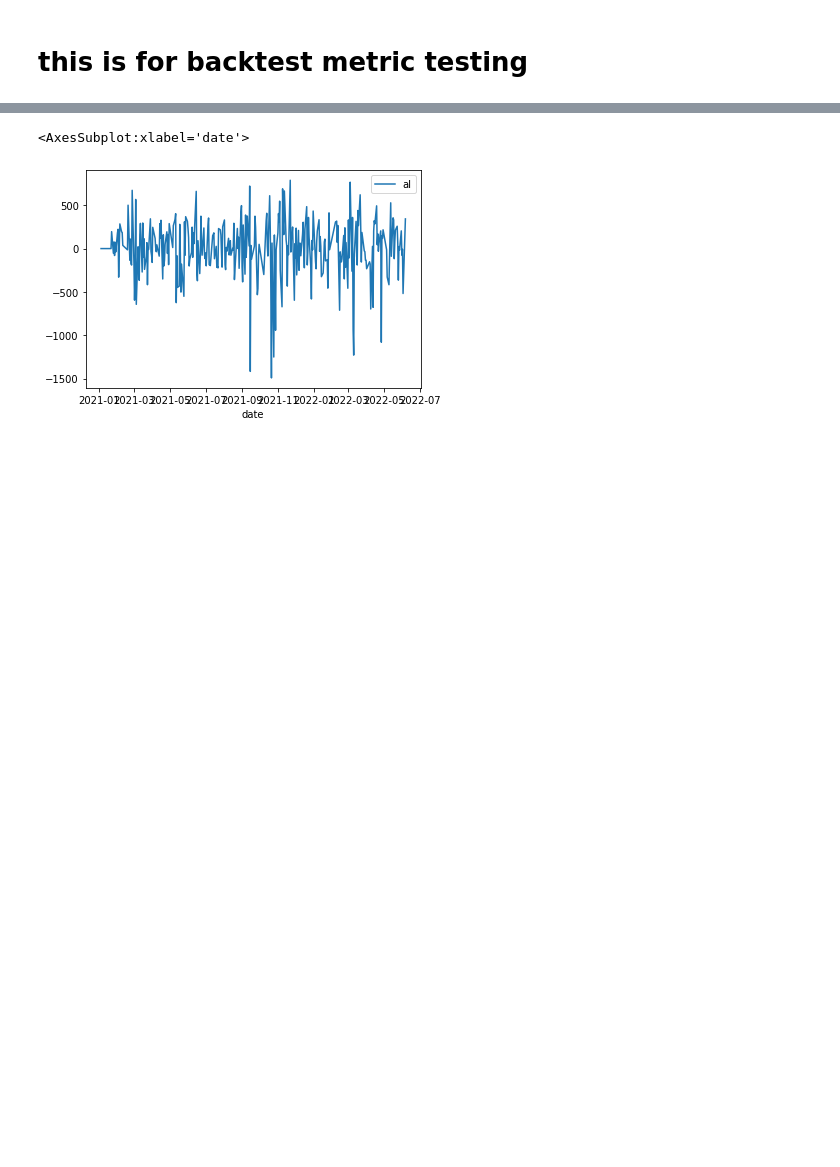
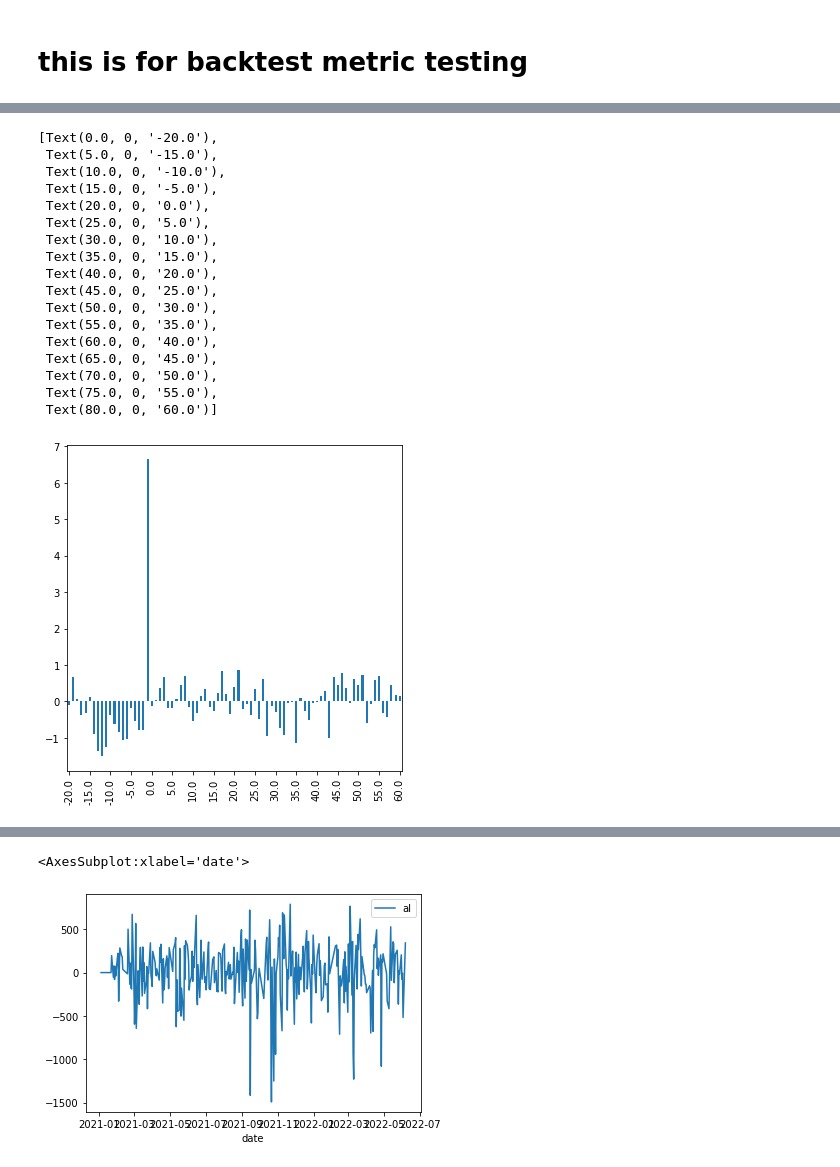
Before and after one commit to harvey1673/pyktrader3, a Jupyter notebook: bktest/test_nearby.ipynb, the cells around one changed output, grey strips where cells are left out. Drawn from its saved outputs; the diff is of its cells as text; code cells hidden in the pictures; blank space fills up the shorter version.

```diff
--- a/bktest/test_nearby.ipynb
+++ b/bktest/test_nearby.ipynb
@@ -173,0 +442,25 @@ res['pnl'].plot()
+# %%
+ts = res_df['leadlag_sharpes'].loc['fullsample']
+ax = ts.plot(kind='bar',figsize=(6, 6))
+new_ticks = np.linspace(-20, 60, 17)
+ax.set_xticks(np.interp(new_ticks, ts.index, np.arange(ts.size)))
+ax.set_xticklabels(new_ticks)
+# %% [output]
+[Text(0.0, 0, '-20.0'),
+ Text(5.0, 0, '-15.0'),
+ Text(10.0, 0, '-10.0'),
+ Text(15.0, 0, '-5.0'),
+ Text(20.0, 0, '0.0'),
+ Text(25.0, 0, '5.0'),
+ Text(30.0, 0, '10.0'),
+ Text(35.0, 0, '15.0'),
+ Text(40.0, 0, '20.0'),
+ Text(45.0, 0, '25.0'),
+ Text(50.0, 0, '30.0'),
+ Text(55.0, 0, '35.0'),
+ Text(60.0, 0, '40.0'),
+ Text(65.0, 0, '45.0'),
+ Text(70.0, 0, '50.0'),
+ Text(75.0, 0, '55.0'),
+ Text(80.0, 0, '60.0')]
+[figure, added]
```
Also changed, not shown: parts of 29 cells of this notebook, 32 other files.
